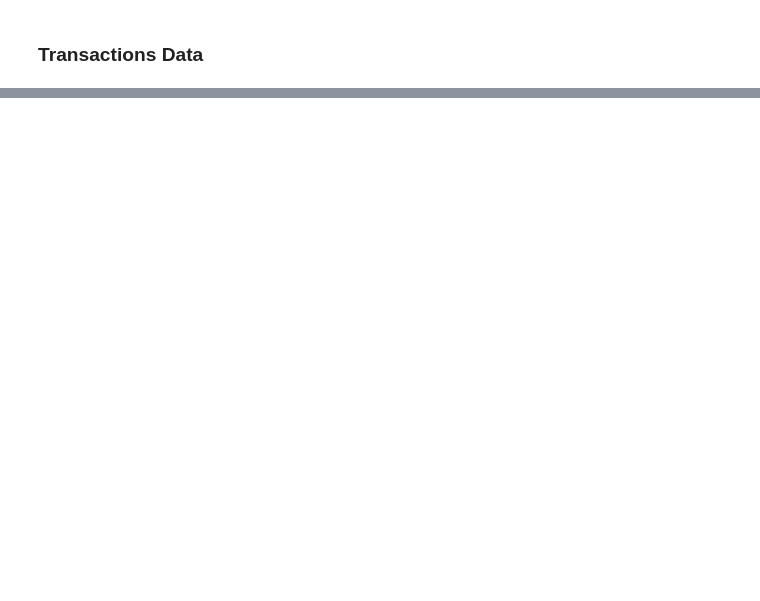
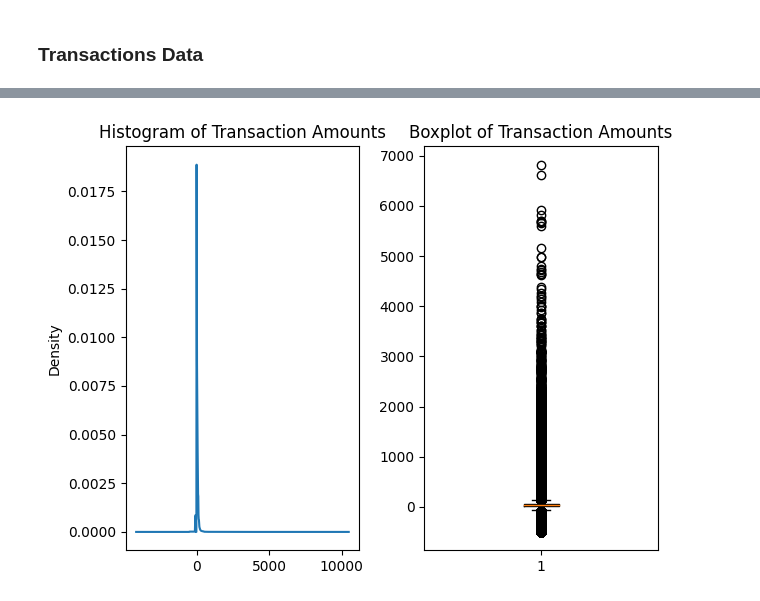
Before and after one commit to hlnetr21354/Financial-Transactions-Analysis, a Jupyter notebook: notebook/transform_data_eda.ipynb, the cells around one changed output, grey strips where cells are left out. Drawn from its saved outputs; the diff is of its cells as text; code cells hidden in the pictures; blank space fills up the shorter version.

```diff
--- a/notebook/transform_data_eda.ipynb
+++ b/notebook/transform_data_eda.ipynb
@@ -179,0 +418,7 @@ dtype: int64
+# %%
+# Drop 'errors' column after create seperated error dataframe
+txn_df.drop(columns=['errors'], inplace=True)
+
+# Change 'date' column to datetime type
+txn_df['date'] = pd.to_datetime(txn_df['date'])
+print(txn_df.info())
@@ -179,0 +457,13 @@ dtype: int64
+# %%
+plt.subplot(1,2,1)
+txn_df['amount'].plot(kind='kde')
+plt.title('Histogram of Transaction Amounts')
+
+plt.subplot(1,2,2)
+plt.boxplot(txn_df['amount'])
+plt.title('Boxplot of Transaction Amounts')
+
+plt.tight_layout()
+plt.show()
+# %% [output]
+[figure, added]
```
Also changed, not shown: parts of 48 cells of this notebook, 1 other file.
